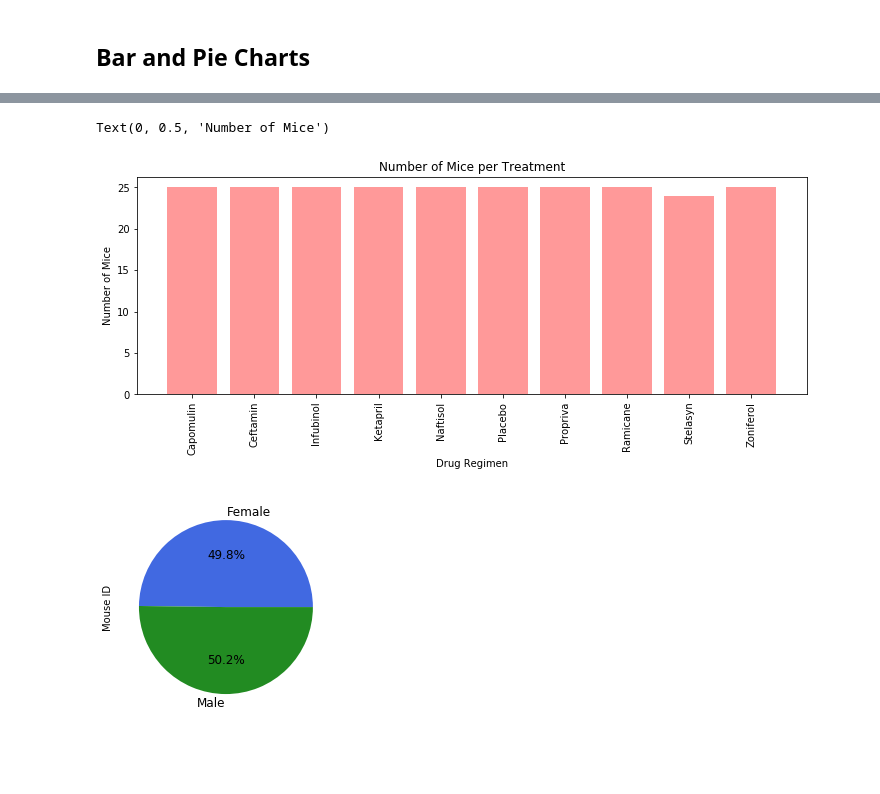
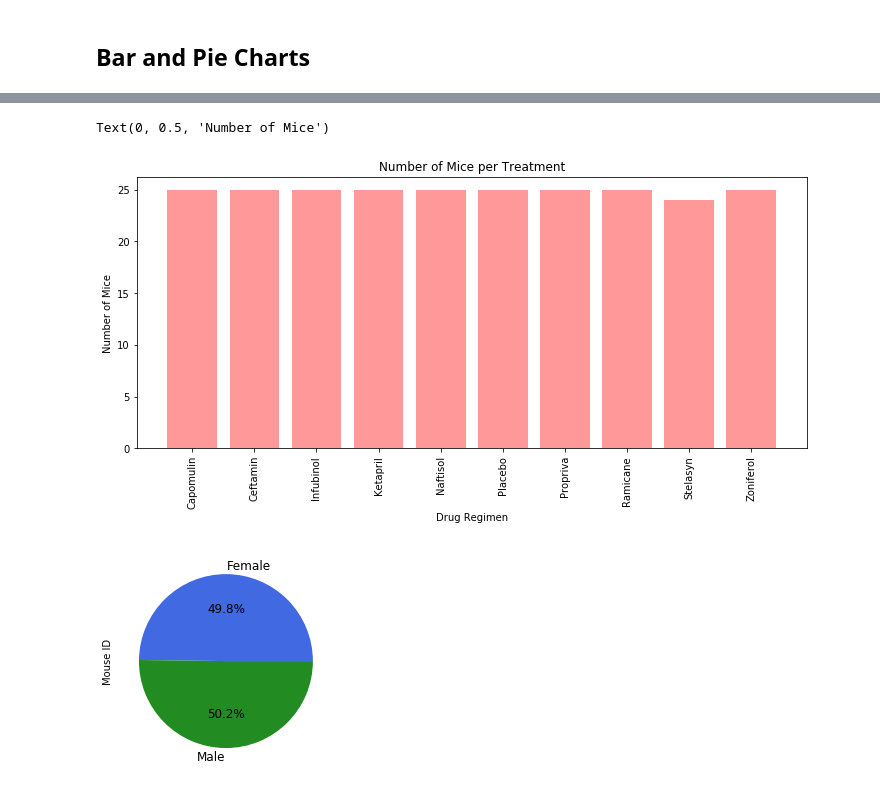
Before and after one commit to allisonhowe/matplotlib-challenge, a Jupyter notebook: pymaceuticals.ipynb, the cells around one changed output, grey strips where cells are left out. Saved outputs shown, nothing was run; the diff lists cells and outputs as text; code cells hidden in the pictures; blank space fills up the shorter version.

```diff
--- a/pymaceuticals.ipynb
+++ b/pymaceuticals.ipynb
@@ -110,11 +136,12 @@ stats_df
 ## Bar and Pie Charts
 # %%
 # Generate a bar plot showing the total number of mice for each treatment throughout the course of the study using pandas.
+
 # Calculate number of mice for each treatment
-mice_per_regimen = pd.DataFrame(regimen_df['Mouse ID'].nunique().reset_index())
+mice_per_regimen = pd.DataFrame(regimen_df['Mouse ID'].nunique())
 
 # Use DataFrame.plot() in order to create a bar chart of the data
-mice_per_regimen.plot(kind="bar", figsize=(12,4))
+mice_per_regimen.plot(kind="bar", figsize=(12,5))
 
 # Set a title for the chart
 plt.title("Number of Mice per Treatment")
@@ -127,19 +154,22 @@ plt.tight_layout()
 # %%
 # Generate a bar plot showing the total number of mice for each treatment throughout the course of the study using pyplot.
 
+#Reset dataframe index
+mice_per_regimen = mice_per_regimen.reset_index()
+
+plt.figure(figsize=(12,5))
+plt.bar(mice_per_regimen['Drug Regimen'], mice_per_regimen['Mouse ID'], color='r', alpha=0.4, align="center")
+
 x_axis = np.arange(len(mice_per_regimen))
-plt.figure(figsize=(12,4))
-plt.bar(x_axis, mice_per_regimen['Mouse ID'], color='r', alpha=0.4, align="center")
-
 tick_locations = [value for value in x_axis]
 plt.xticks(tick_locations, mice_per_regimen['Drug Regimen'], rotation="vertical")
 
 plt.title("Number of Mice per Treatment")
 plt.xlabel("Drug Regimen")
 plt.ylabel("Number of Mice")
 # %% [output]
 Text(0, 0.5, 'Number of Mice')
-[figure, old version]
+[figure, new version]
 # %%
 # Generate a pie plot showing the distribution of female versus male mice using pandas
 # Find distribution of mice by gender
```
Also changed, not shown: parts of 12 cells of this notebook, 1 other file.
